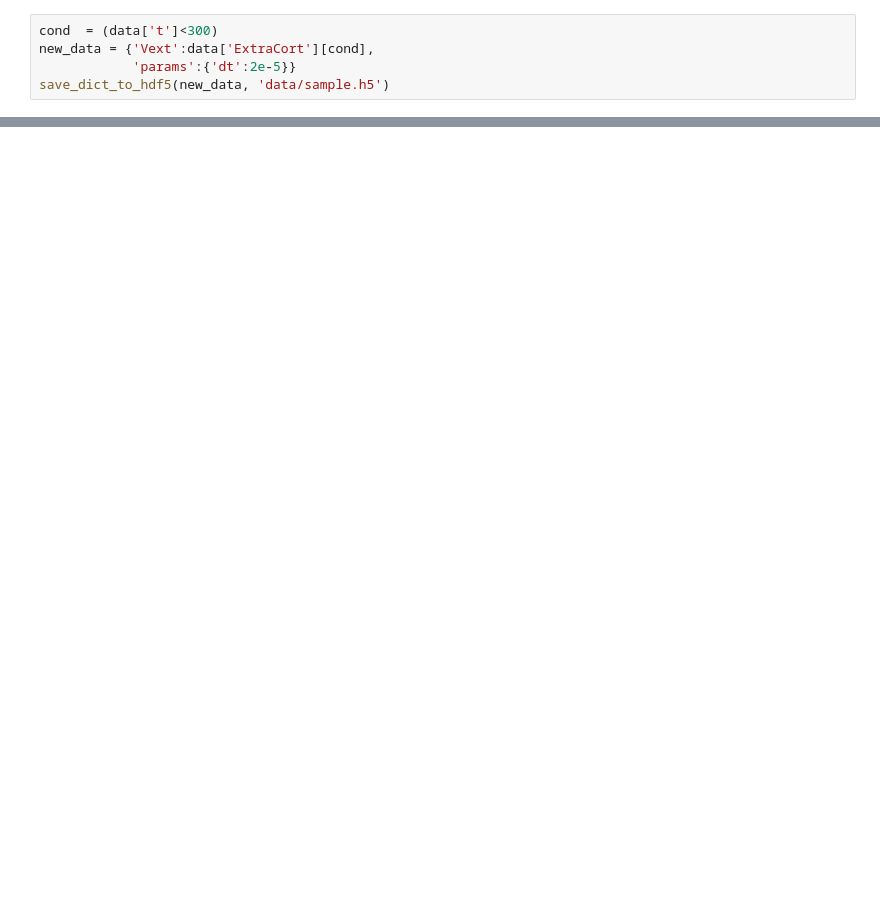
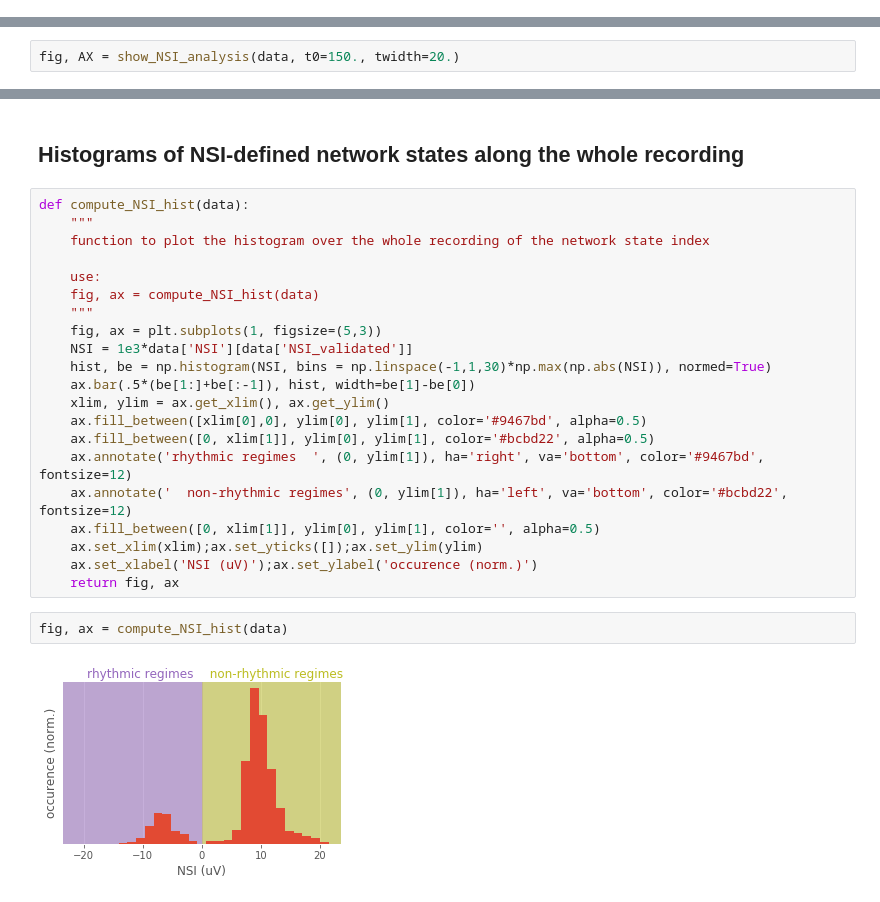
Before and after one commit to yzerlaut/Network_State_Index_old, a Jupyter notebook: notebook_demo.ipynb, the cells around one changed output, grey strips where cells are left out. Cells and saved outputs as stored; diff of their text form; blank space fills up the shorter version.

```diff
--- a/notebook_demo.ipynb
+++ b/notebook_demo.ipynb
@@ -11,5 +6,0 @@ new_data = load_dict_from_hdf5('data/sample.h5')
-# %%
-cond  = (data['t']<300)
-new_data = {'Vext':data['ExtraCort'][cond],
-            'params':{'dt':2e-5}}
-save_dict_to_hdf5(new_data, 'data/sample.h5')
@@ -70,0 +85,2 @@ sys.path.append
+# %%
+fig, AX = show_NSI_analysis(data, t0=150., twidth=20.)
@@ -70,0 +89,27 @@ sys.path.append
+# %% [markdown]
+## Histograms of NSI-defined network states along the whole recording
+# %%
+def compute_NSI_hist(data):
+    """
+    function to plot the histogram over the whole recording of the network state index
+
+    use:
+    fig, ax = compute_NSI_hist(data)
+    """
+    fig, ax = plt.subplots(1, figsize=(5,3))
+    NSI = 1e3*data['NSI'][data['NSI_validated']]
+    hist, be = np.histogram(NSI, bins = np.linspace(-1,1,30)*np.max(np.abs(NSI)), normed=True)
+    ax.bar(.5*(be[1:]+be[:-1]), hist, width=be[1]-be[0])
+    xlim, ylim = ax.get_xlim(), ax.get_ylim()
+    ax.fill_between([xlim[0],0], ylim[0], ylim[1], color='#9467bd', alpha=0.5)
+    ax.fill_between([0, xlim[1]], ylim[0], ylim[1], color='#bcbd22', alpha=0.5)
+    ax.annotate('rhythmic regimes  ', (0, ylim[1]), ha='right', va='bottom', color='#9467bd', fontsize=12)
+    ax.annotate('  non-rhythmic regimes', (0, ylim[1]), ha='left', va='bottom', color='#bcbd22', fontsize=12)
+    ax.fill_between([0, xlim[1]], ylim[0], ylim[1], color='', alpha=0.5)
+    ax.set_xlim(xlim);ax.set_yticks([]);ax.set_ylim(ylim)
+    ax.set_xlabel('NSI (uV)');ax.set_ylabel('occurence (norm.)')
+    return fig, ax
+# %%
+fig, ax = compute_NSI_hist(data)
+# %% [output]
+[figure, added]
```
Also changed, not shown: parts of 17 cells of this notebook.
